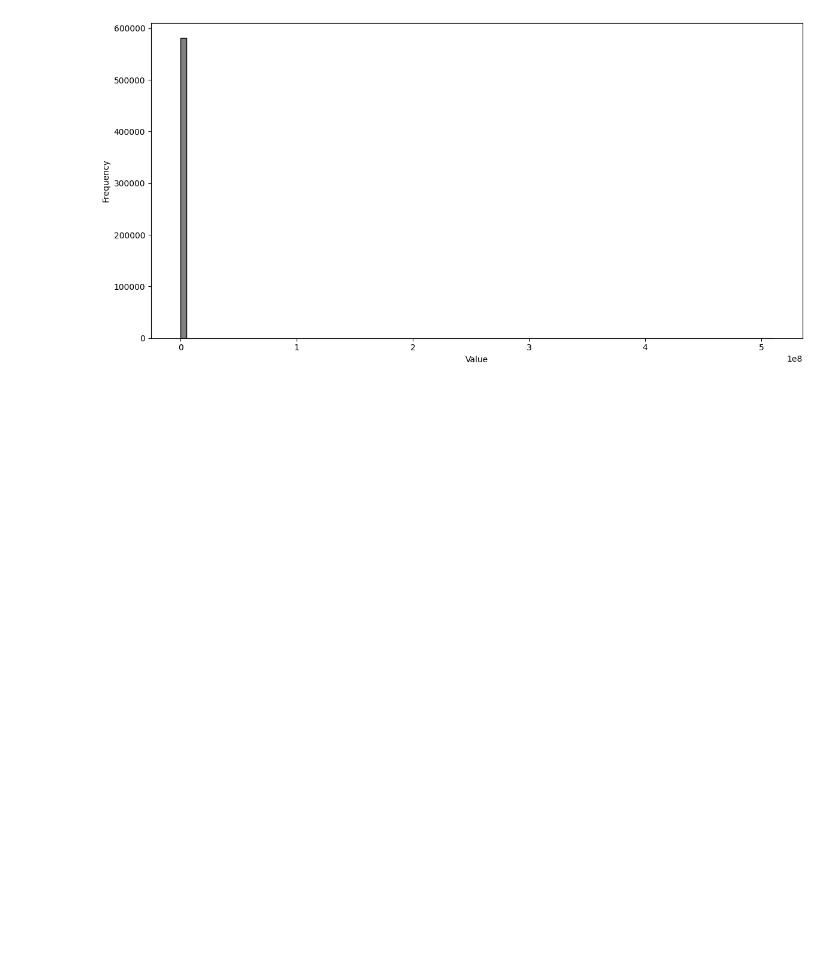
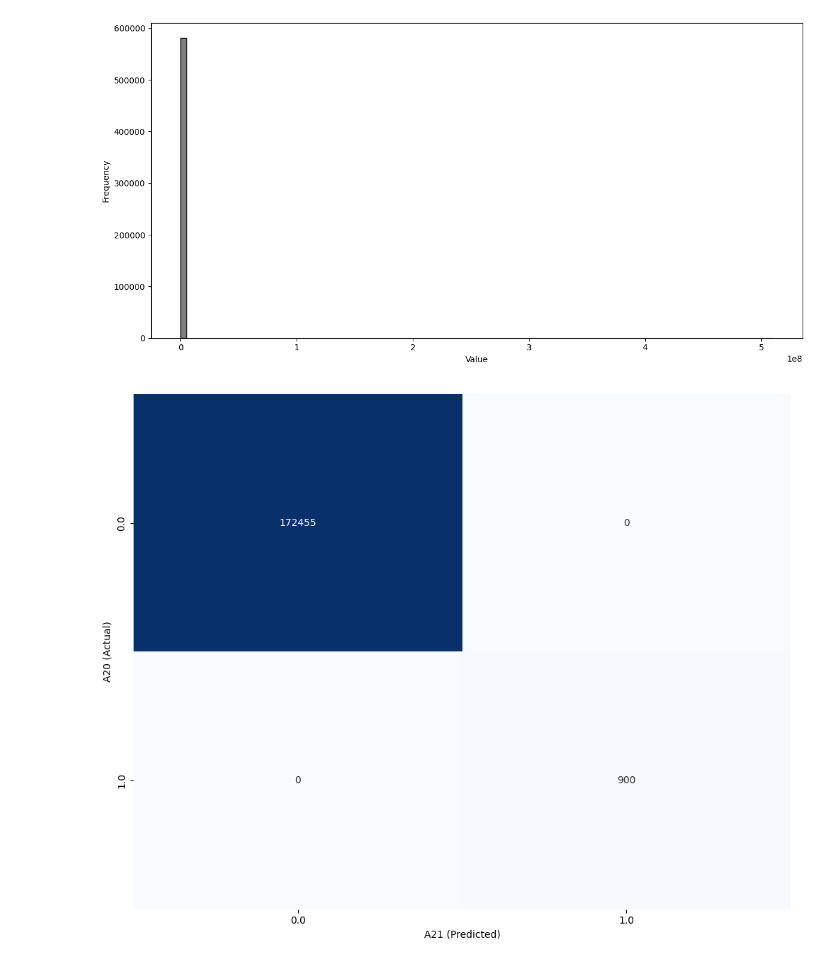
Before and after one commit to Voltzz9/ml441_assignments, a Jupyter notebook: assign1/ml441_assign1_26296918.ipynb, the cells around one changed output. Drawn from its saved outputs; the diff is of its cells as text; code cells hidden in the pictures; blank space fills up the shorter version.

```diff
--- a/assign1/ml441_assign1_26296918.ipynb
+++ b/assign1/ml441_assign1_26296918.ipynb
@@ -1055,3 +1055,31 @@ plt.tight_layout()
 plt.show()
 # %% [output]
 [figure]
+# %%
+# plot confusion matrix between a21 and a20
+from sklearn.metrics import confusion_matrix
+
+# Get A20 and A21 data (columns 19 and 20, 0-indexed)
+a20 = df[19]  # A20
+a21 = df[20]  # A21
+
+# Remove rows where either A20 or A21 is missing
+mask = ~(a20.isna() | a21.isna())
+a20_clean = a20[mask]
+a21_clean = a21[mask]
+
+# Create confusion matrix
+cm = confusion_matrix(a20_clean, a21_clean)
+
+# Create the plot
+plt.figure(figsize=(10, 8))
+sns.heatmap(cm, annot=True, fmt='d', cmap='Blues', cbar=False,
+            xticklabels=sorted(a21_clean.unique()),
+            yticklabels=sorted(a20_clean.unique()))
+plt.xlabel('A21 (Predicted)')
+plt.ylabel('A20 (Actual)')
+plt.tight_layout()
+plt.savefig('report/images/confusion_matrix_A20_A21.pdf', dpi=300, bbox_inches='tight')
+plt.show()
+# %% [output]
+[figure, added]
```
Also changed, not shown: 3 other files.
